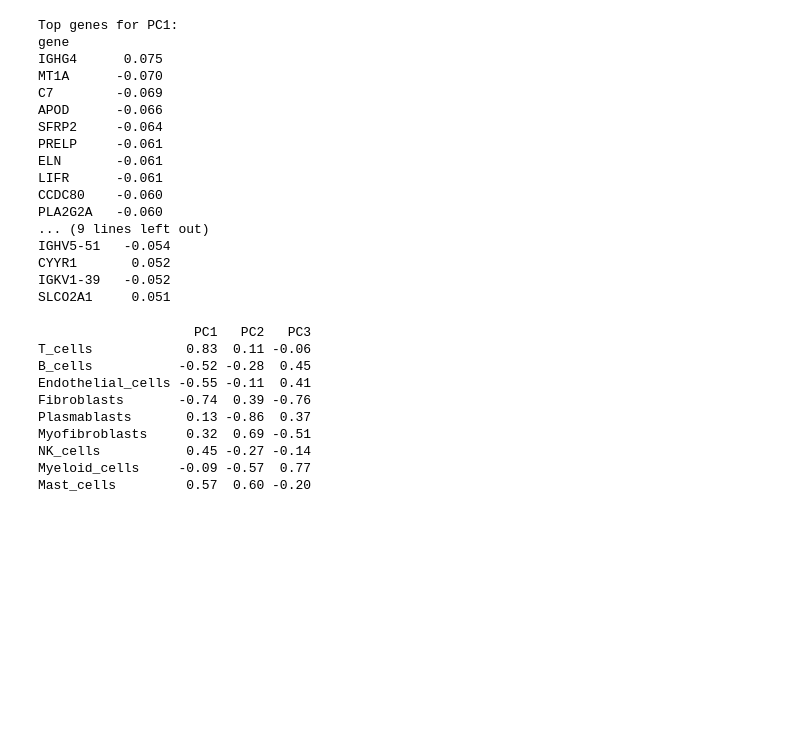
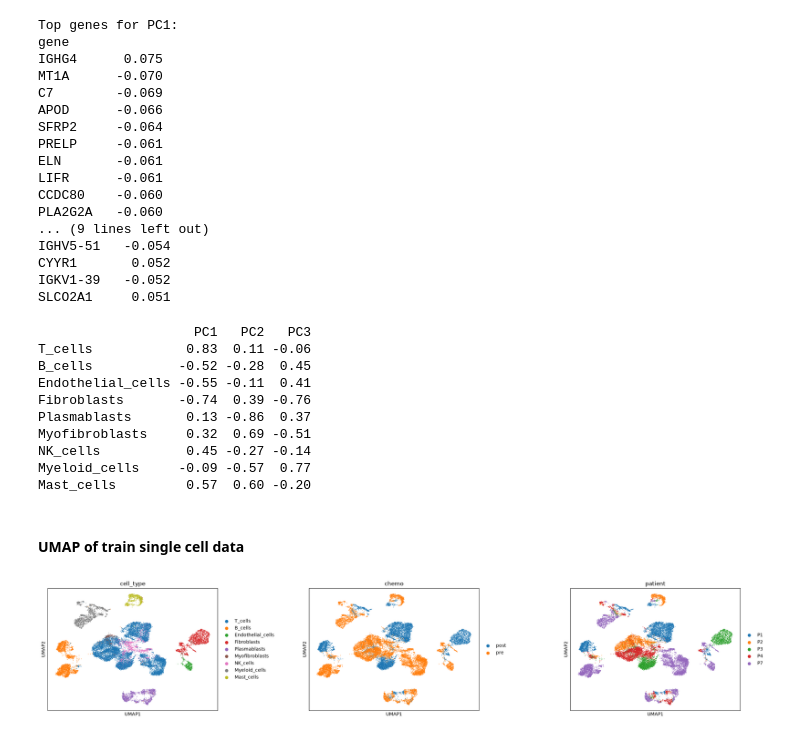
Before and after one commit to ML4GProjects/ML4G-project2, a Jupyter notebook: data_exploration.ipynb, the cells around one changed output. Drawn from its saved outputs; the diff is of its cells as text; code cells hidden in the pictures; blank space fills up the shorter version.

Commit message:
added sc umap plots

```diff
--- a/data_exploration.ipynb
+++ b/data_exploration.ipynb
@@ -21,6 +21,8 @@ TYPES = ["T_cells", "B_cells", "Endothelial_cells", "Fibroblasts", "Plasmablasts
          "Myofibroblasts", "NK_cells", "Myeloid_cells", "Mast_cells"]
 # %%
 data = Path("data")
+plots = Path("plots")
+plots.mkdir(exist_ok=True)
 
 train_sc = ad.read_h5ad(f"{data}/train_sc.h5ad")                            # annotated cells
 test_sc = ad.read_h5ad(f"{data}/test_sc.h5ad")                              # cells to annotate
@@ -541,3 +543,22 @@ Myofibroblasts     0.32  0.69 -0.51
 NK_cells           0.45 -0.27 -0.14
 Myeloid_cells     -0.09 -0.57  0.77
 Mast_cells         0.57  0.60 -0.20
+# %% [markdown]
+#### UMAP of **train** single cell data
+# %%
+import scanpy as sc
+
+# work on a copy with log-normalized counts as X (layers["lognorm"] from normalize_sc)
+umap_sc = train_sc.copy()
+umap_sc.X = umap_sc.layers["lognorm"]
+
+sc.pp.highly_variable_genes(umap_sc, n_top_genes=2000)
+sc.pp.pca(umap_sc, n_comps=50, mask_var="highly_variable")
+sc.pp.neighbors(umap_sc, n_neighbors=15)
+sc.tl.umap(umap_sc, random_state=0)
+# %%
+sc.pl.umap(umap_sc, color=["cell_type", "chemo", "patient"], wspace=0.4, show=False)
+plt.savefig(plots / "train_sc_umap.png", dpi=150, bbox_inches="tight")
+plt.show()
+# %% [output]
+[figure, added]
```
Also changed, not shown: parts of 10 cells of this notebook, 2 other files.
